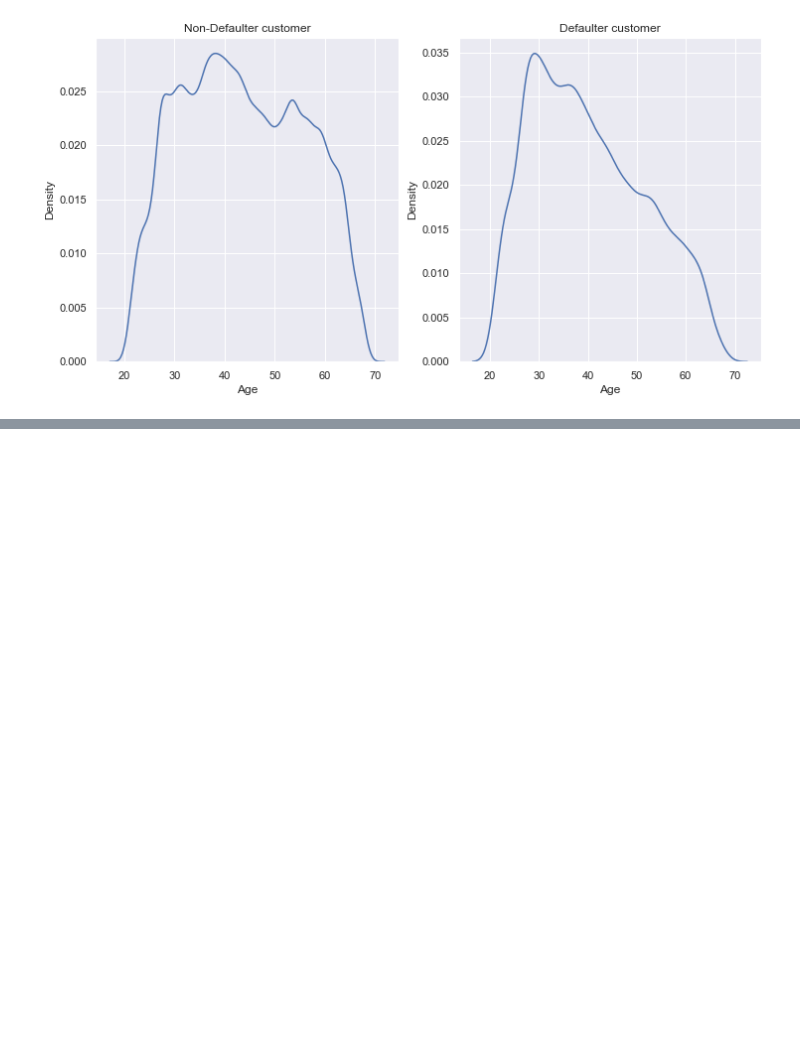
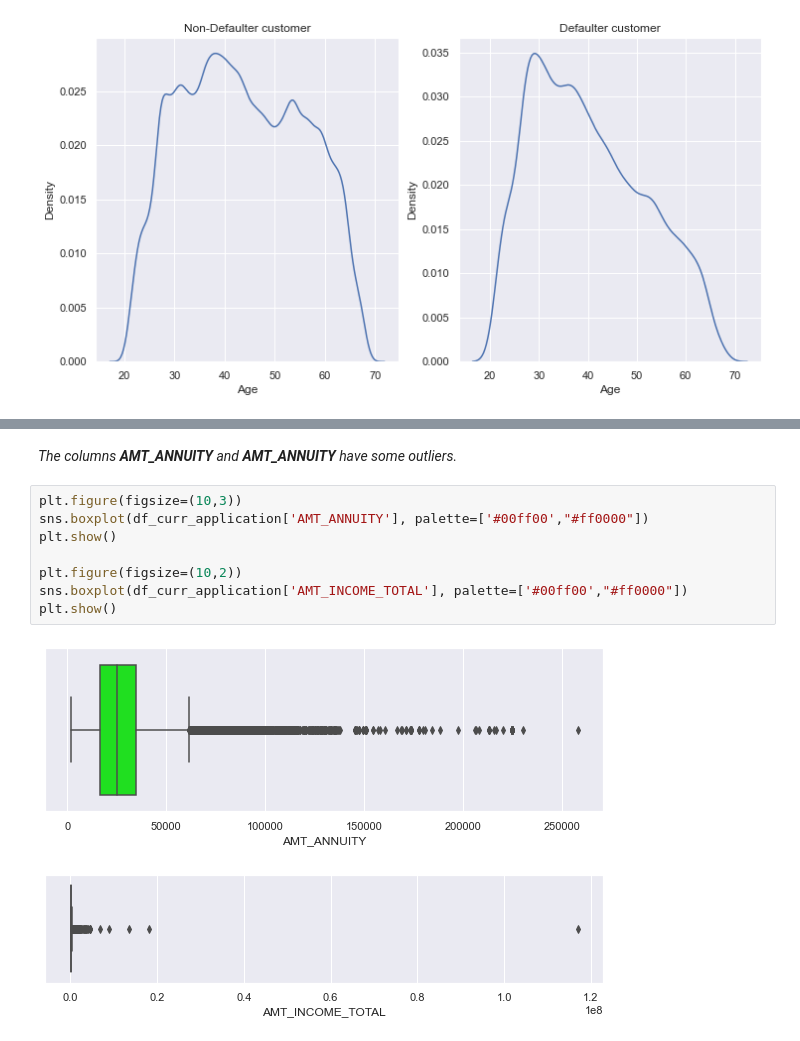
Before and after one commit to vivekkum-ar/Credit-appraisal-Banking-EDA, a Jupyter notebook: Bank Credit Appraisal EDA.ipynb, the cells around one changed output, grey strips where cells are left out. Cells and saved outputs as stored; diff of their text form; blank space fills up the shorter version.

```diff
--- a/Bank Credit Appraisal EDA.ipynb
+++ b/Bank Credit Appraisal EDA.ipynb
@@ -940,0 +935,13 @@ plt.show()
+# %% [markdown]
+<i>The columns <b>AMT_ANNUITY</b> and <b>AMT_ANNUITY</b> have some outliers.</i>
+# %%
+plt.figure(figsize=(10,3))
+sns.boxplot(df_curr_application['AMT_ANNUITY'], palette=['#00ff00',"#ff0000"])
+plt.show()
+
+plt.figure(figsize=(10,2))
+sns.boxplot(df_curr_application['AMT_INCOME_TOTAL'], palette=['#00ff00',"#ff0000"])
+plt.show()
+# %% [output]
+[figure, added]
+[figure, added]
```
Also changed, not shown: parts of 10 cells of this notebook.
